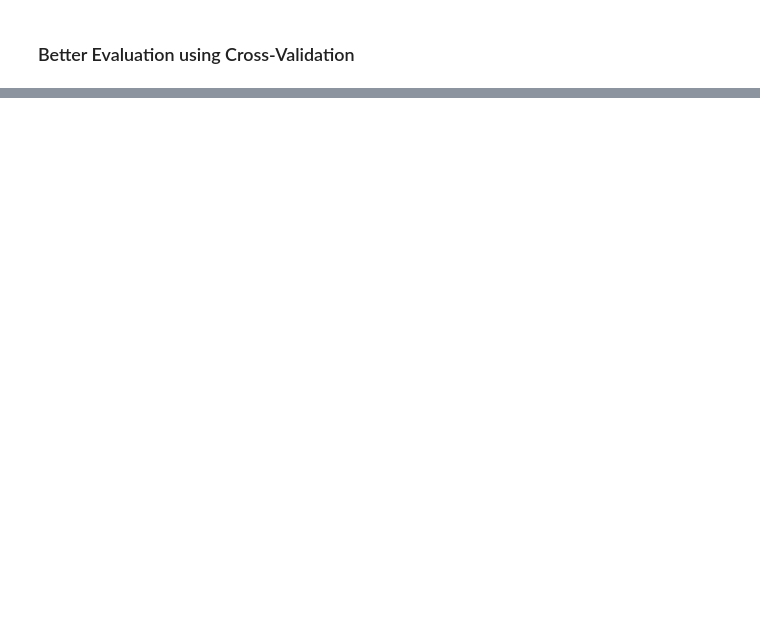
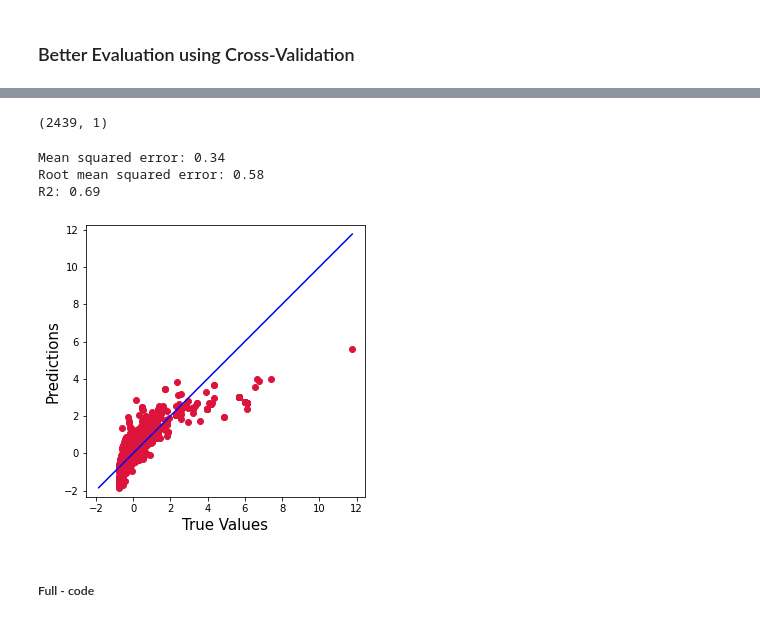
Before and after one commit to nishi15/kaggle-practice, a Jupyter notebook: Used Cars price Prediction.ipynb, the cells around one changed output, grey strips where cells are left out. Drawn from its saved outputs; the diff is of its cells as text; code cells hidden in the pictures; blank space fills up the shorter version.

```diff
--- a/Used Cars price Prediction.ipynb
+++ b/Used Cars price Prediction.ipynb
@@ -368,0 +376,2 @@ AttributeError: 'numpy.ndarray' object has no attribute 'drop'
+# %%
+y_train_transformed = num_pipeline.fit_transform(y_train)
@@ -383,4 +399,4 @@ For this purpose we will consider few part of training data so that we can keep
 # %%
 lin_reg = LinearRegression()
 # %%
-lin_reg.fit(X=vehicles_features,y=vehicles_labels)
+lin_reg.fit(X=X_train_transformed,y=y_train_transformed)
@@ -415,0 +512,3 @@ print(f'Root mean squared error: {rmse:.2f}')
+# %%
+X_test_transformed = full_pipeline.transform(X_test)
+y_test_transformed =  num_pipeline.transform(y_test)
@@ -415,0 +567,6 @@ print(f'Root mean squared error: {rmse:.2f}')
+# %%
+y_test_pred = lin_reg.predict(X_test_transformed)
+# %%
+y_test_pred.shape
+# %% [output]
+(2439, 1)
@@ -415,0 +580,25 @@ print(f'Root mean squared error: {rmse:.2f}')
+# %%
+print(f'Mean squared error: {lin_mse:.2f}')
+print(f'Root mean squared error: {rmse:.2f}')
+print(f'R2: {r2:.2f}')
+# %% [output]
+Mean squared error: 0.34
+Root mean squared error: 0.58
+R2: 0.69
+# %%
+plt.figure(figsize=(5,5))
+plt.scatter(y_test_transformed, y_test_pred, c='crimson')
+# plt.yscale('log')
+# plt.xscale('log')
+
+p1 = max(max(y_test_pred), max(y_test_transformed))
+p2 = min(min(y_test_pred), min(y_test_transformed))
+plt.plot([p1, p2], [p1, p2], 'b-')
+plt.xlabel('True Values', fontsize=15)
+plt.ylabel('Predictions', fontsize=15)
+plt.axis('equal')
+plt.show()
+# %% [output]
+[figure, added]
+# %% [markdown]
+##### Full - code
```
Also changed, not shown: parts of 31 cells of this notebook.
